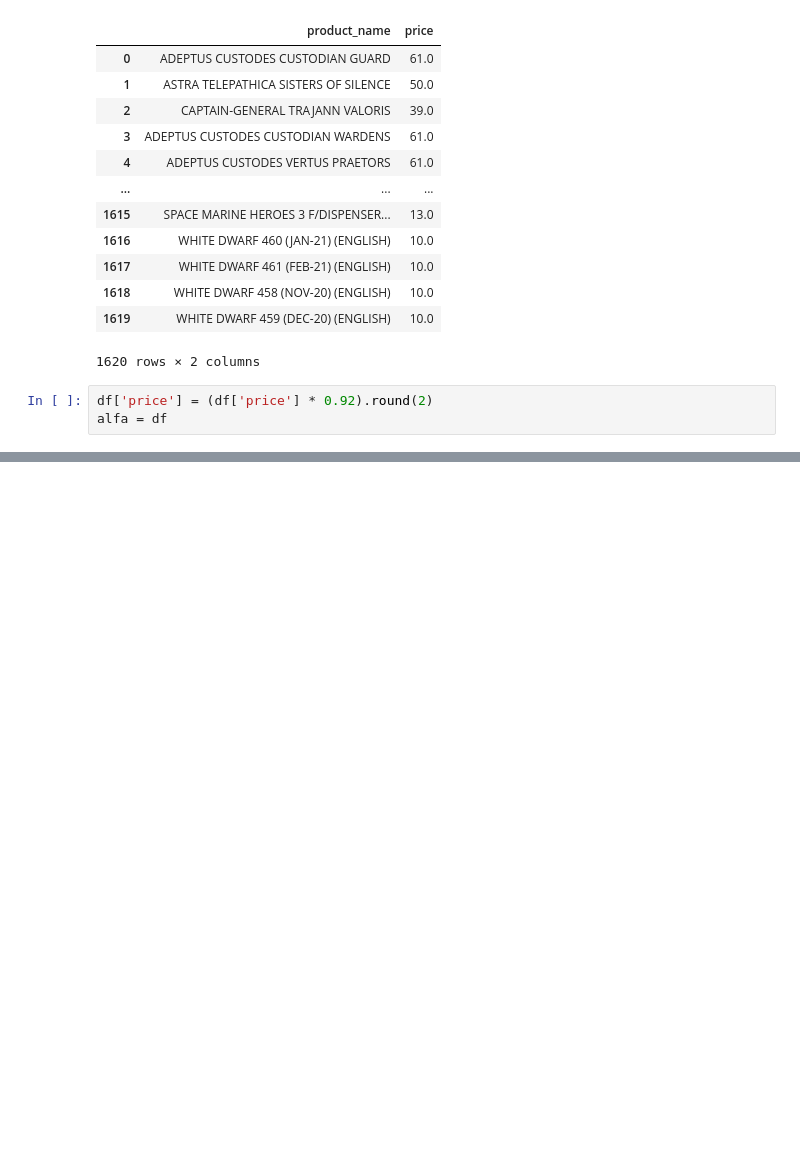
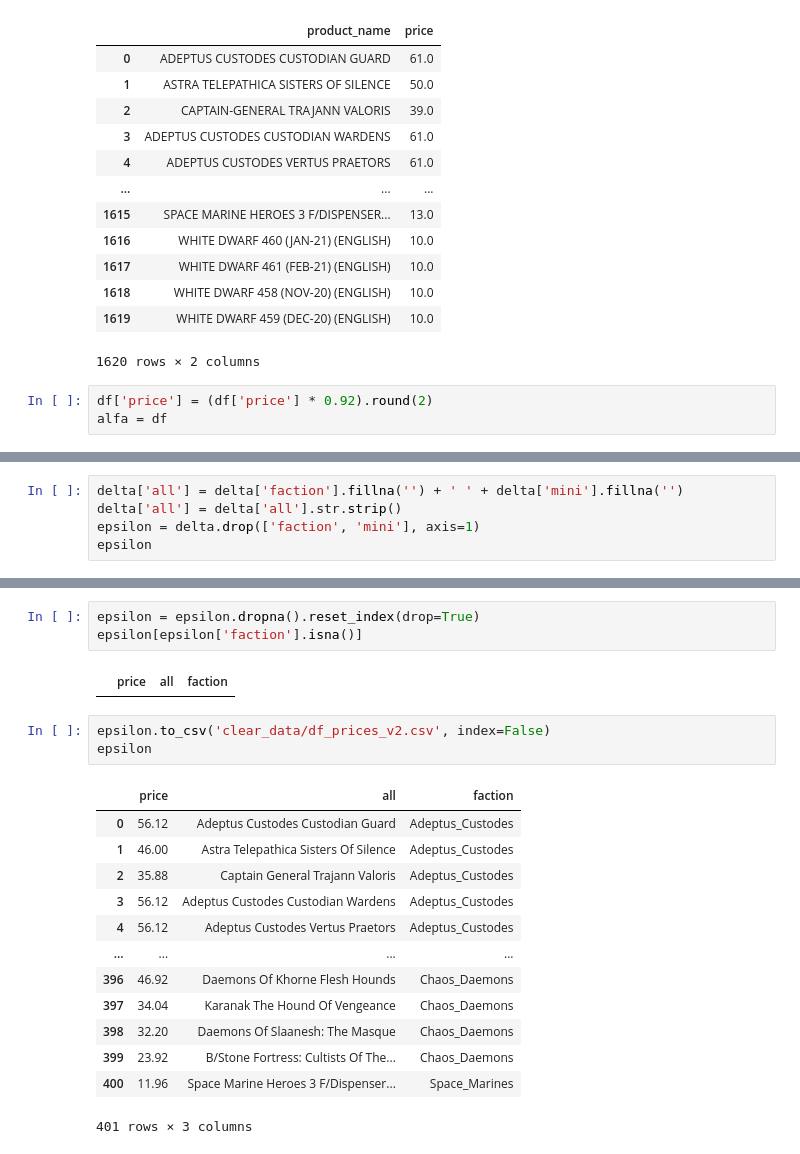
Before and after one commit to Varushet/EDA, a Jupyter notebook: limpiar_precios.ipynb, the cells around one changed output, grey strips where cells are left out. Cells and saved outputs as stored; diff of their text form; blank space fills up the shorter version.

```diff
--- a/limpiar_precios.ipynb
+++ b/limpiar_precios.ipynb
@@ -95,0 +106,5 @@ mat
+# %%
+delta['all'] = delta['faction'].fillna('') + ' ' + delta['mini'].fillna('')
+delta['all'] = delta['all'].str.strip()
+epsilon = delta.drop(['faction', 'mini'], axis=1)
+epsilon
@@ -95,0 +257,22 @@ mat
+# %%
+epsilon = epsilon.dropna().reset_index(drop=True)
+epsilon[epsilon['faction'].isna()]
+# %% [output]
+|  | price | all | faction |
+# %%
+epsilon.to_csv('clear_data/df_prices_v2.csv', index=False)
+epsilon
+# %% [output]
+|  | price | all | faction |
+| 0 | 56.12 | Adeptus Custodes Custodian Guard | Adeptus_Custodes |
+| 1 | 46.00 | Astra Telepathica Sisters Of Silence | Adeptus_Custodes |
+| 2 | 35.88 | Captain General Trajann Valoris | Adeptus_Custodes |
+| 3 | 56.12 | Adeptus Custodes Custodian Wardens | Adeptus_Custodes |
+| 4 | 56.12 | Adeptus Custodes Vertus Praetors | Adeptus_Custodes |
+| ... | ... | ... | ... |
+| 396 | 46.92 | Daemons Of Khorne Flesh Hounds | Chaos_Daemons |
+| 397 | 34.04 | Karanak The Hound Of Vengeance | Chaos_Daemons |
+| 398 | 32.20 | Daemons Of Slaanesh: The Masque | Chaos_Daemons |
+| 399 | 23.92 | B/Stone Fortress: Cultists Of The... | Chaos_Daemons |
+| 400 | 11.96 | Space Marine Heroes 3 F/Dispenser... | Space_Marines |
+401 rows × 3 columns
```
Also changed, not shown: parts of 9 cells of this notebook, 7 other files.
